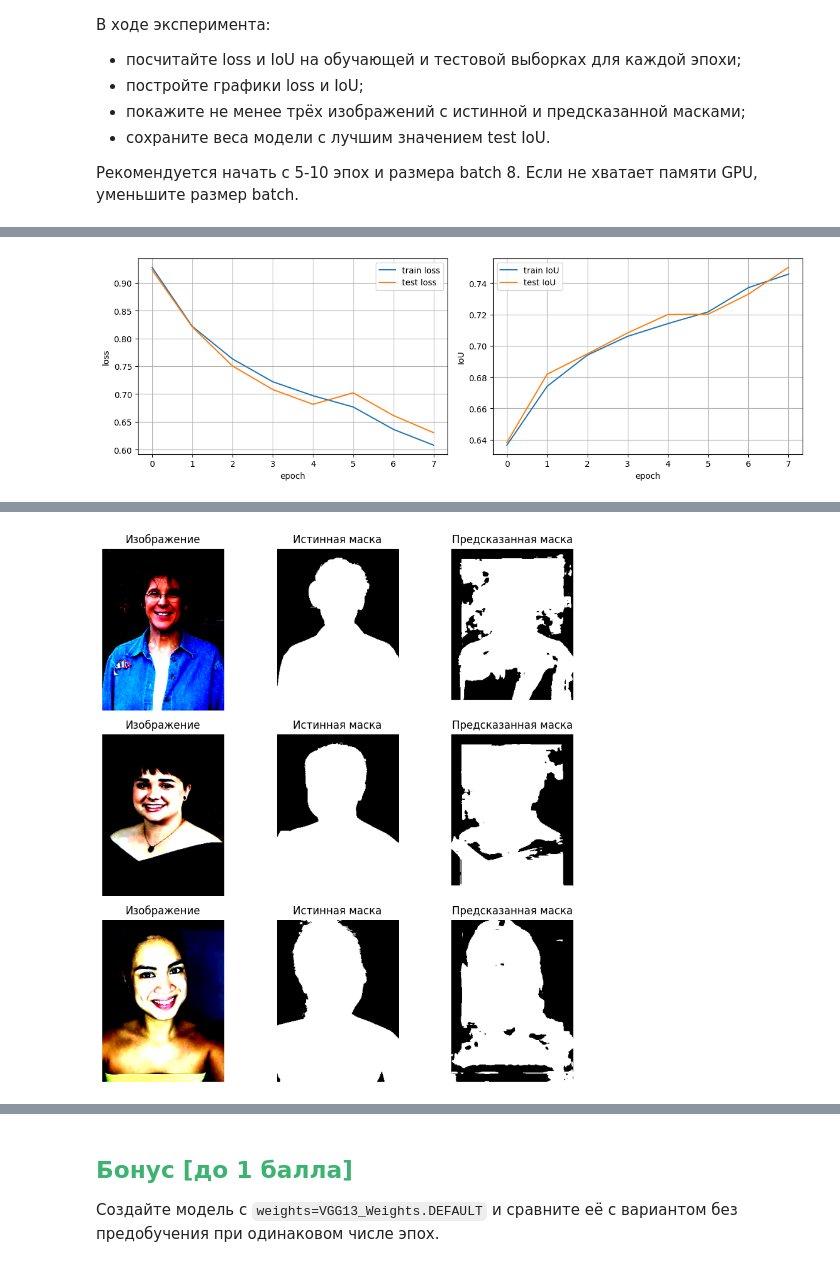
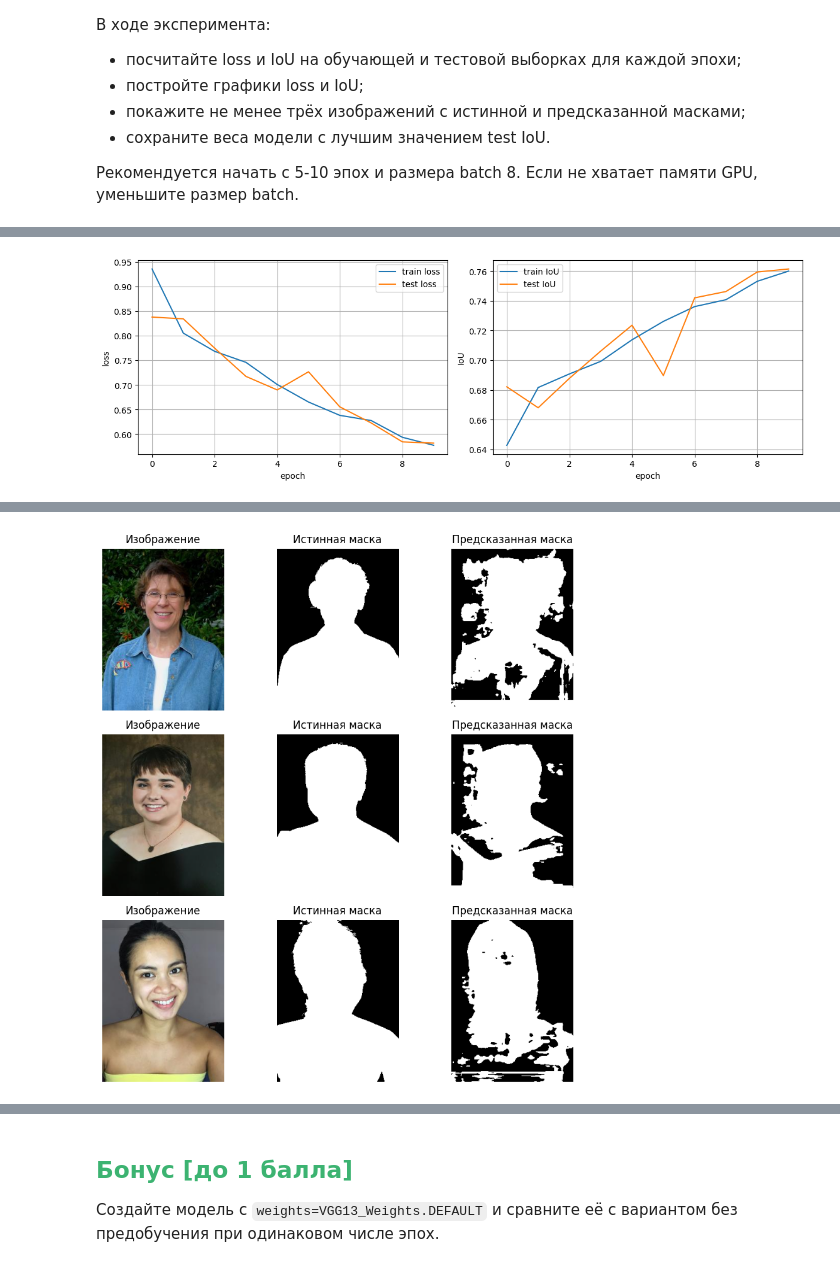
Before and after one commit to dchurikov1983/msc-deep-learning-autumn-2026, a Jupyter notebook: Неделя 5. CV - Графовые нейросети/Неделя_5_Глубокое_обучение_ДЗ_done.ipynb, the cells around one changed output, grey strips where cells are left out. Saved outputs shown, nothing was run; the diff lists cells and outputs as text; code cells hidden in the pictures.

```diff
--- a/Неделя 5. CV - Графовые нейросети/Неделя_5_Глубокое_обучение_ДЗ_done.ipynb
+++ b/Неделя 5. CV - Графовые нейросети/Неделя_5_Глубокое_обучение_ДЗ_done.ipynb
@@ -440,7 +440,6 @@ def run_epoch(loader, train=True):
                 if train:
                     optimizer.zero_grad()
                 pred = model(x)
-                #loss = criterion(pred, y)
                 loss = bce_loss(pred, y) + dice_loss(pred, y)
                 if train:
                     loss.backward()
@@ -453,7 +452,7 @@ def run_epoch(loader, train=True):
 
 if DATA_READY:
     device = torch.device('cuda' if torch.cuda.is_available() else 'cpu')
-    print('device=',device)
+    print('device =',device)
     model = model.to(device)
 
     dice_loss = DiceLoss()            # sigmoid внутри — подаём логиты
@@ -464,7 +463,7 @@ if DATA_READY:
     #criterion = dice_loss # не сходится
     optimizer = Adam(model.parameters(), lr=1e-3)
 
-    epochs = 2
+    epochs = 10
 
     train_hist, test_hist = [], []
     best_test_iou = 0.0
@@ -499,17 +498,32 @@ if DATA_READY:
         imgs, masks = next(iter(test_data_loader))
         preds = (torch.sigmoid(model(imgs.to(device))) > 0.5).float().cpu()
 
-    fig, axes = plt.subplots(3, 3, figsize=(9, 9))
-    for i in range(3):
-        axes[i, 0].imshow(imgs[i].permute(1, 2, 0))
-        axes[i, 0].set_title('Изображение')
-        axes[i, 1].imshow(masks[i].squeeze(), cmap='gray')
-        axes[i, 1].set_title('Истинная маска')
-        axes[i, 2].imshow(preds[i].squeeze(), cmap='gray')
-        axes[i, 2].set_title('Предсказанная маска')
-        for ax in axes[i]:
-            ax.axis('off')
-    plt.tight_layout(); plt.show()
+        fig, axes = plt.subplots(3, 3, figsize=(9, 9))
+        for i in range(3):
+            # 1. Переводим в numpy и меняем оси на (H, W, C)
+            img_np = imgs[i].permute(1, 2, 0).numpy()
+
+            # 2. ДЕНОРМАЛИЗАЦИЯ: умножаем на std и прибавляем mean (как в функции show_pair)
+            img_np = img_np * np.array([0.229, 0.224, 0.225]) + np.array([0.485, 0.456, 0.406])
+
+            # 3. Гарантируем строгий диапазон [0, 1] для корректного imshow
+            img_np = np.clip(img_np, 0, 1)
+
+            # Отрисовка исправленного изображения
+            axes[i, 0].imshow(img_np)
+            axes[i, 0].set_title('Изображение')
+
+            axes[i, 1].imshow(masks[i].squeeze(), cmap='gray')
+            axes[i, 1].set_title('Истинная маска')
+
+            axes[i, 2].imshow(preds[i].squeeze(), cmap='gray')
+            axes[i, 2].set_title('Предсказанная маска')
+
+            for ax in axes[i]:
+                ax.axis('off')
+
+        plt.tight_layout()
+        plt.show()
 
 else:
     print('Сначала подготовьте датасет и перезапустите ячейки с его загрузкой.')
@@ -526 +542 @@ Epoch 8/8 | train loss 0.6079 iou 0.7458 | test loss 0.6304 iou 0.7502
-[figure, old version]
+[figure, new version]
@@ -530,4 +543,4 @@ WARNING:matplotlib.image:Clipping input data to the valid range for imshow with
-[figure, old version]
+[figure, new version]
 # %% [markdown]
 <font color='MediumOrchid'>**Ваш вывод здесь:**</font>
 
```
Also changed, not shown: parts of 4 cells of this notebook.
